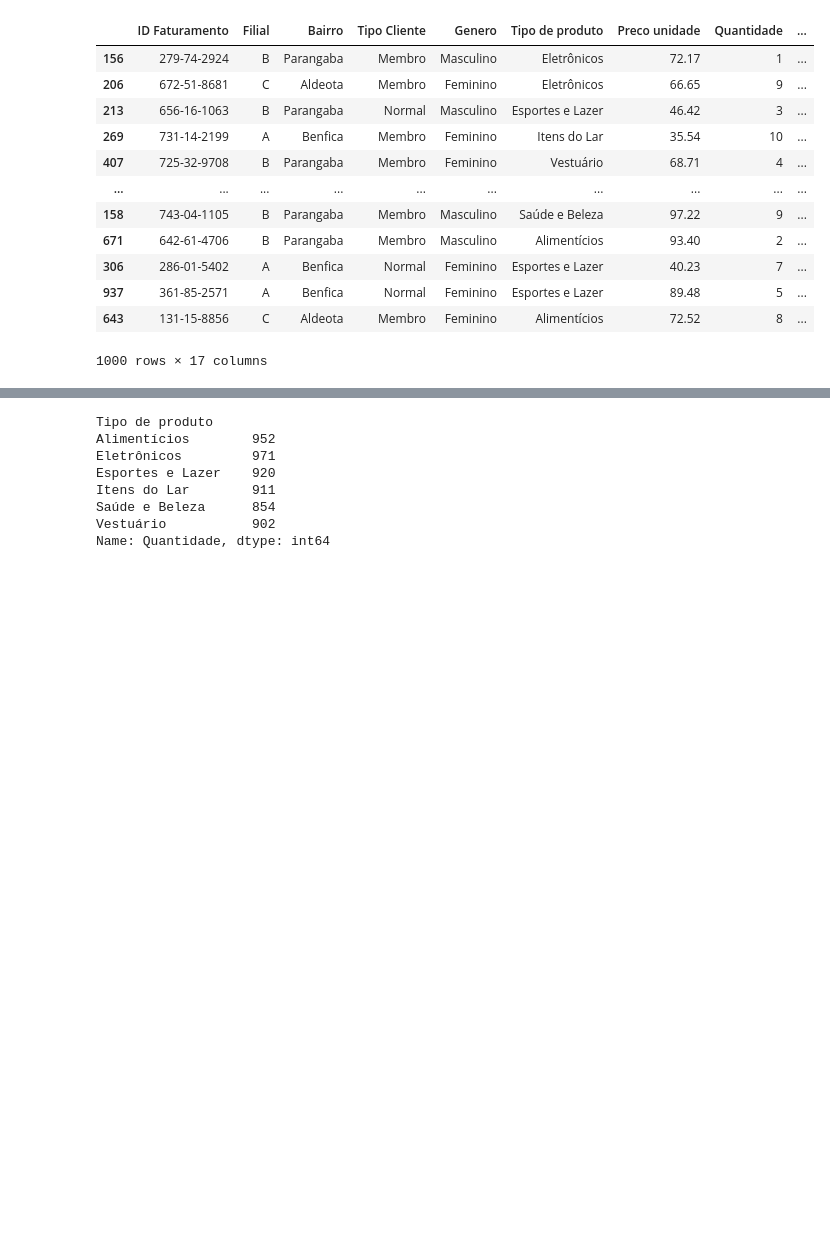
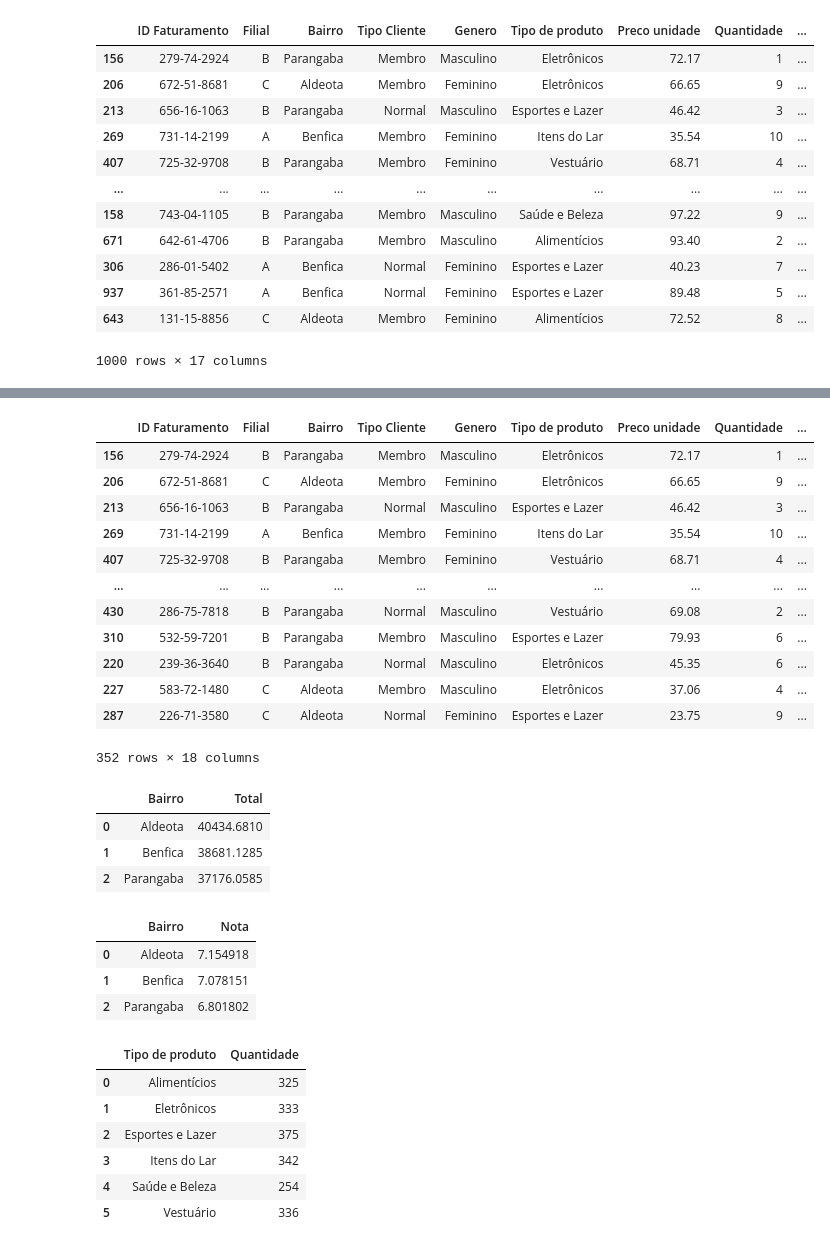
Before and after one commit to antoniolmcandido/dashboard-loja-python-streamlit, a Jupyter notebook: preparacao.ipynb, the cells around one changed output, grey strips where cells are left out. Drawn from its saved outputs; the diff is of its cells as text; code cells hidden in the pictures; blank space fills up the shorter version.

```diff
--- a/preparacao.ipynb
+++ b/preparacao.ipynb
@@ -37,6 +37,10 @@ df
 | 643 | 131-15-8856 | C | Aldeota | Membro | Feminino | Alimentícios | 72.52 | 8 | ... |
 1000 rows × 17 columns
 # %%
-# caputurando o mês
-df["Data"].apply(lambda x: str(x.month) + '/' + str(x.year))
+# criando coluna para o mês
+meses = df["Data"].apply(lambda x: str(x.year) + "-" + str(x.month))
+
+# inserindo a coluna meses no dataframe, ao lado da data completa
+df.insert(11, "Mes", meses)
+df
 # %% [output]
@@ -55,11 +60,47 @@ Name: Data, Length: 1000, dtype: object
+# %%
+# filtrando pela coluna meses no dataframe
+mes = df["Mes"].unique()
+
+df_filtrado = df[df["Mes"] == mes[0]]
+df_filtrado
+# %% [output]
+|  | ID Faturamento | Filial | Bairro | Tipo Cliente | Genero | Tipo de produto | Preco unidade | Quantidade | ... |
+| 156 | 279-74-2924 | B | Parangaba | Membro | Masculino | Eletrônicos | 72.17 | 1 | ... |
+| 206 | 672-51-8681 | C | Aldeota | Membro | Feminino | Eletrônicos | 66.65 | 9 | ... |
+| 213 | 656-16-1063 | B | Parangaba | Normal | Masculino | Esportes e Lazer | 46.42 | 3 | ... |
+| 269 | 731-14-2199 | A | Benfica | Membro | Feminino | Itens do Lar | 35.54 | 10 | ... |
+| 407 | 725-32-9708 | B | Parangaba | Membro | Feminino | Vestuário | 68.71 | 4 | ... |
+| ... | ... | ... | ... | ... | ... | ... | ... | ... | ... |
+| 430 | 286-75-7818 | B | Parangaba | Normal | Masculino | Vestuário | 69.08 | 2 | ... |
+| 310 | 532-59-7201 | B | Parangaba | Membro | Masculino | Esportes e Lazer | 79.93 | 6 | ... |
+| 220 | 239-36-3640 | B | Parangaba | Normal | Masculino | Eletrônicos | 45.35 | 6 | ... |
+| 227 | 583-72-1480 | C | Aldeota | Membro | Masculino | Eletrônicos | 37.06 | 4 | ... |
+| 287 | 226-71-3580 | C | Aldeota | Normal | Feminino | Esportes e Lazer | 23.75 | 9 | ... |
+352 rows × 18 columns
+# %%
+total_bairro = df_filtrado.groupby("Bairro")[["Total"]].sum().reset_index()
+total_bairro
+# %% [output]
+|  | Bairro | Total |
+| 0 | Aldeota | 40434.6810 |
+| 1 | Benfica | 38681.1285 |
+| 2 | Parangaba | 37176.0585 |
+# %%
+notas = df_filtrado.groupby("Bairro")[["Nota"]].mean().reset_index()
+notas
+# %% [output]
+|  | Bairro | Nota |
+| 0 | Aldeota | 7.154918 |
+| 1 | Benfica | 7.078151 |
+| 2 | Parangaba | 6.801802 |
 # %%
-df.groupby("Tipo de produto")["Quantidade"].sum()
+produtos = df_filtrado.groupby("Tipo de produto")[["Quantidade"]].sum().reset_index()
+produtos
 # %% [output]
-Tipo de produto
-Alimentícios        952
-Eletrônicos         971
-Esportes e Lazer    920
-Itens do Lar        911
-Saúde e Beleza      854
-Vestuário           902
-Name: Quantidade, dtype: int64
+|  | Tipo de produto | Quantidade |
+| 0 | Alimentícios | 325 |
+| 1 | Eletrônicos | 333 |
+| 2 | Esportes e Lazer | 375 |
+| 3 | Itens do Lar | 342 |
+| 4 | Saúde e Beleza | 254 |
+| 5 | Vestuário | 336 |
```
Also changed, not shown: parts of 1 cell of this notebook, 1 other file.
